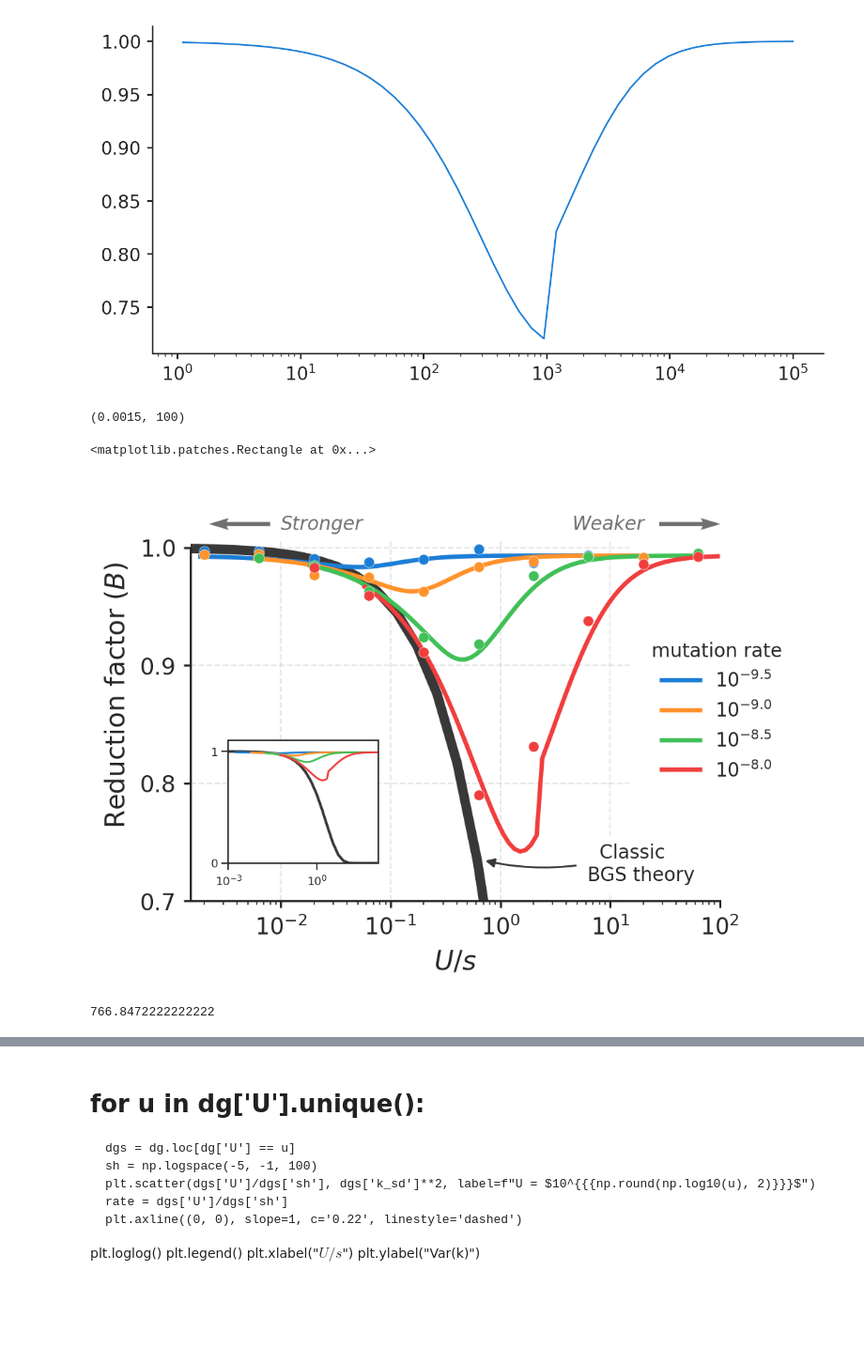
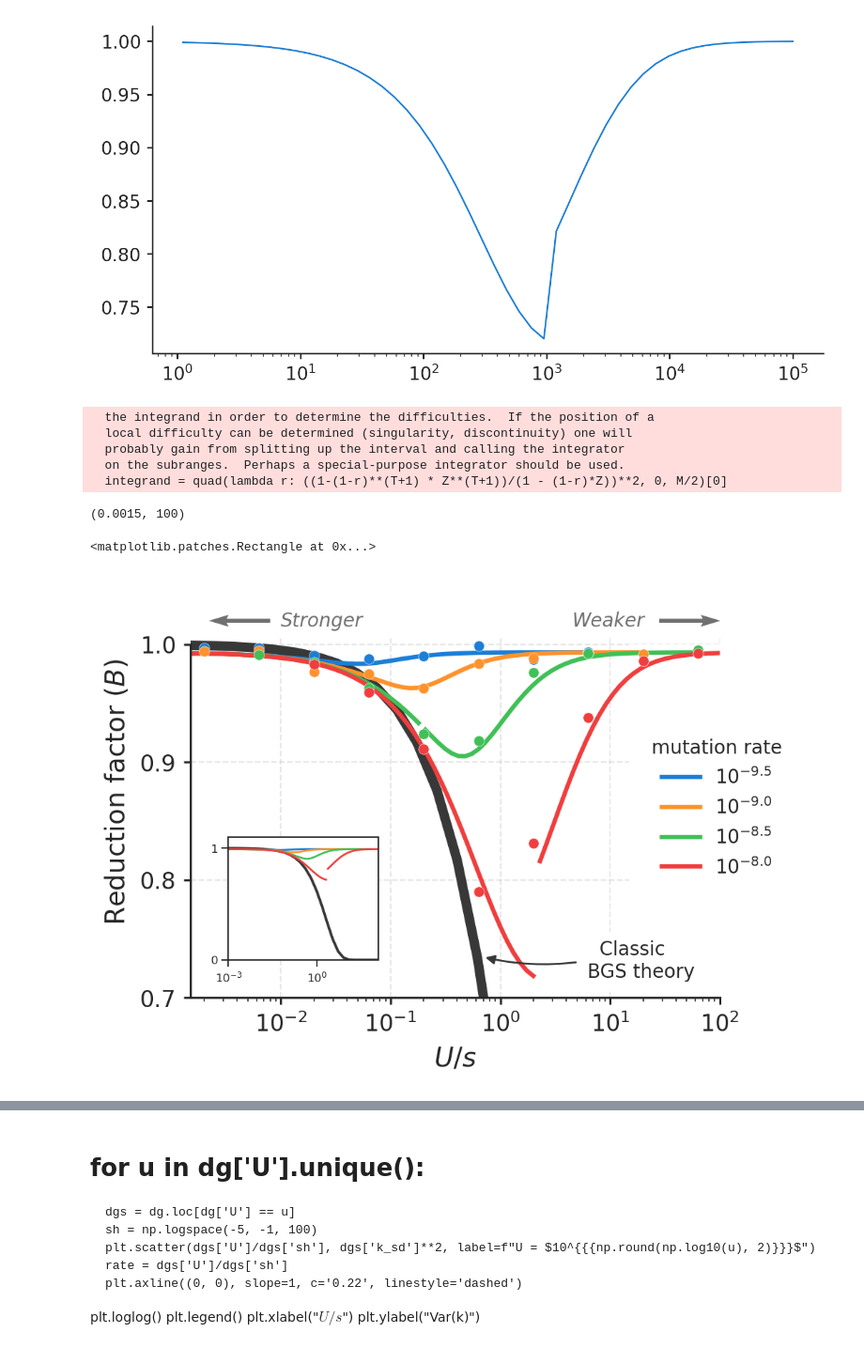
Before and after one commit to vsbuffalo/bprime, a Jupyter notebook: notebooks/region_simulations.ipynb, the cells around one changed output, grey strips where cells are left out. Shown at 94% size. Cells and saved outputs as stored; diff of their text form; code cells hidden in the pictures; blank space fills up the shorter version.

Commit message:
more great figures

```diff
--- a/notebooks/region_simulations.ipynb
+++ b/notebooks/region_simulations.ipynb
@@ -138,13 +138,23 @@ plt.semilogx()
 # %%
 theory_data = dict()
 
-x = np.logspace(-5, 0, 100)
+x = np.logspace(-5, 1, 100)
 for mu in dg['mu'].unique():
-    parts = np.array(bgs_segment_sc16_parts(mu, x, L, rbp, N, asymptotic=False, sum_n=10))
+    parts = np.array(bgs_segment_sc16_parts(mu, x, L, rbp, N, sum_n=10))
     Bs = np.array([x[0] for x in parts])
     Bs_asymp = np.array([x[1] for x in parts])
-    other_stuff = [x[2:] for x in parts]
-    theory_data[mu] = x, Bs, Bs_asymp, other_stuff
+    other_stuff = [x[5:] for x in parts]
+    classic_bgs = np.array([x[-1] for x in parts])
+    Vs = np.array([x[3] for x in parts])
+    Vms = np.array([x[4] for x in parts])
+    Ts = np.array([x[2] for x in parts])
+    theory_data[mu] = x, Bs, Bs_asymp, Vs, Ts, classic_bgs, other_stuff
+# %% [output]
+  the integrand in order to determine the difficulties.  If the position of a
+  local difficulty can be determined (singularity, discontinuity) one will
+  probably gain from splitting up the interval and calling the integrator
+  on the subranges.  Perhaps a special-purpose integrator should be used.
+  integrand = quad(lambda r: ((1-(1-r)**(T+1) * Z**(T+1))/(1 - (1-r)*Z))**2, 0, M/2)[0]
 # %%
 from mpl_toolkits.axes_grid1.inset_locator import inset_axes
 
@@ -174,13 +184,16 @@ def B_theory_plot(sim_dg, L, rbp, N, mus=None, x=np.logspace(-5, np.log10(0.9),
             Bs = np.array(bgs_segment_sc16_vec(mu, x, L, rbp, N, dont_fallback=False, asymptotic=False, sum_n=10))
         else:
             # use pre-calc'd dict
-            x, Bs, Bs_asymp, parts = data[mu]
+            x, Bs, Bs_asymp, Vs, Ts, classic_bgs, other_stuff = data[mu]
         #Bs = np.array(bgs_segment_sc162(mu, x2, L, rbp, 1000, asymptotic=False, sum_n=10))
         #plt.plot(U/x, Bs_asymp, label=mu)
 
         if include_asymp:
             ax.plot(U/x, Bs_asymp, c=col, linestyle='dashed', linewidth=linewidth)
-        ax.plot(U/x, Bs, c=col, linewidth=linewidth, label=mu_label)
+        #ax.plot(U/x, Bs, c=col, linewidth=linewidth, label=mu_label)
+        ax.plot(U/x[~classic_bgs], Bs[~classic_bgs], c=col, linewidth=linewidth, label=mu_label)
+        #ax.plot(U/x[classic_bgs], Bs[classic_bgs], c=col, linestyle=(0, (7, 2)), linewidth=linewidth)
+        ax.plot(U/x[classic_bgs], Bs[classic_bgs], c=col, linewidth=linewidth)
     mu = max(mus)
     mu_x = np.logspace(-8, 1, 50)
     bgs_theory = bgs_rec(mu, mu_x, L, rbp)
@@ -251,37 +264,33 @@ if draw_box:
 
 leg = ax.legend(loc=(0.8, 0.2), fontsize=10, title="mutation rate", framealpha=1, facecolor='white')
 frame = leg.get_frame()
 frame.set_facecolor('blue')
 ax.text(0.01, 1.015, "Stronger", c='0.44', style='italic')
 ax.quiver(0.008, 1.02, -0.9, 0, units='inches', scale_units='inches', scale=2, color='0.44', zorder=10)
 ax.text(4.5, 1.015, "Weaker",  c='0.44', style='italic')
 ax.quiver(28, 1.02, 0.9, 0, units='inches', scale_units='inches', scale=2, color='0.44', zorder=10)
 ax.annotate("  Classic\nBGS theory", xy=(0.55, 0.1), xytext=(0.75, 0.05),
             backgroundcolor='white',
              arrowprops=dict(arrowstyle="-|>", color='0.22', relpos=(0., 0.5),
                             connectionstyle="arc3,rad=-0.1"),
             xycoords=ax.transAxes, weight=550)
 
 ax.set_ylabel("Reduction factor ($B$)")
 ax.set_xlabel("$U/s$")
 ax.spines['left'].set_bounds((0.7, 1))
 ax.grid(linestyle='dashed')
 ax.set_axisbelow(True)
 #axin.annotate("  Classic\nBGS theory", xy=(0.05, 0.1), fontsize=5)
 ax.set_yticks([0.7, 0.8, 0.9, 1])
 
 # mask the grid behind arrows
-mask_grid_quiver = mpl.patches.Rectangle((0, 1.005), 100, 5, facecolor='white', zorder=1)
+mask_grid_quiver = mpl.patches.Rectangle((0, 1.005), 100, 0.1, facecolor='white', zorder=1)
 ax.add_patch(mask_grid_quiver)
 
 # mask grid behind legend
-mask_grid = mpl.patches.Rectangle((15, 0.4), 400, 10, facecolor='white', zorder=1)
+mask_grid = mpl.patches.Rectangle((15, 0.2), 400, 0.8, facecolor='white', zorder=1)
 ax.add_patch(mask_grid)
 # %% [output]
 (0.0015, 100)
 <matplotlib.patches.Rectangle at 0x...>
-[figure, old version]
+[figure, new version]
-# %%
-leg.get_frame().get_x()
-# %% [output]
-766.8472222222222
```
Also changed, not shown: parts of 9 cells of this notebook, 1 other file.
